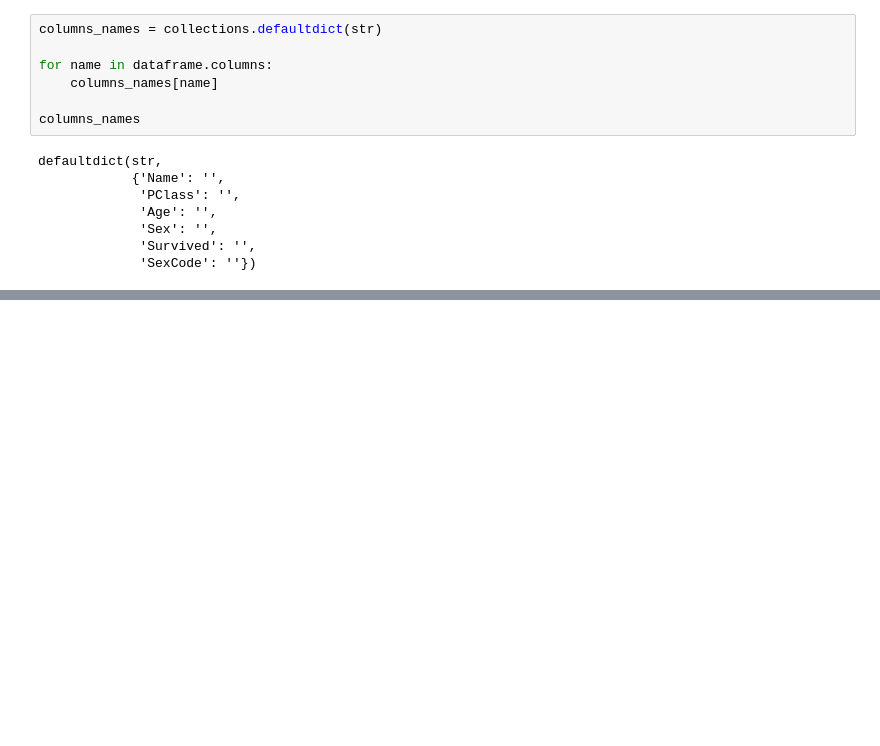
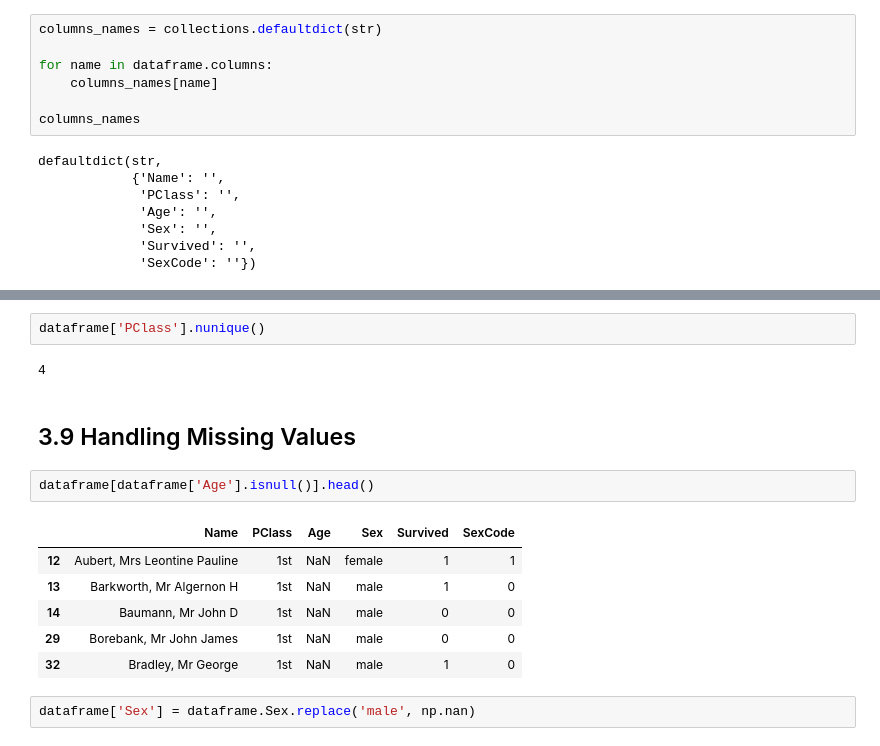
Before and after one commit to mahelvson/MachineLearningCookBook, a Jupyter notebook: Chap03 - Data Wrangling.ipynb, the cells around one changed output, grey strips where cells are left out. Cells and saved outputs as stored; diff of their text form; blank space fills up the shorter version.

```diff
--- a/Chap03 - Data Wrangling.ipynb
+++ b/Chap03 - Data Wrangling.ipynb
@@ -197,0 +260,17 @@ defaultdict(str,
+# %%
+dataframe['PClass'].nunique()
+# %% [output]
+4
+# %% [markdown]
+## 3.9  Handling Missing Values
+# %%
+dataframe[dataframe['Age'].isnull()].head()
+# %% [output]
+|  | Name | PClass | Age | Sex | Survived | SexCode |
+| 12 | Aubert, Mrs Leontine Pauline | 1st | NaN | female | 1 | 1 |
+| 13 | Barkworth, Mr Algernon H | 1st | NaN | male | 1 | 0 |
+| 14 | Baumann, Mr John D | 1st | NaN | male | 0 | 0 |
+| 29 | Borebank, Mr John James | 1st | NaN | male | 0 | 0 |
+| 32 | Bradley, Mr George | 1st | NaN | male | 1 | 0 |
+# %%
+dataframe['Sex'] = dataframe.Sex.replace('male', np.nan)
```
Also changed, not shown: parts of 54 cells of this notebook.
